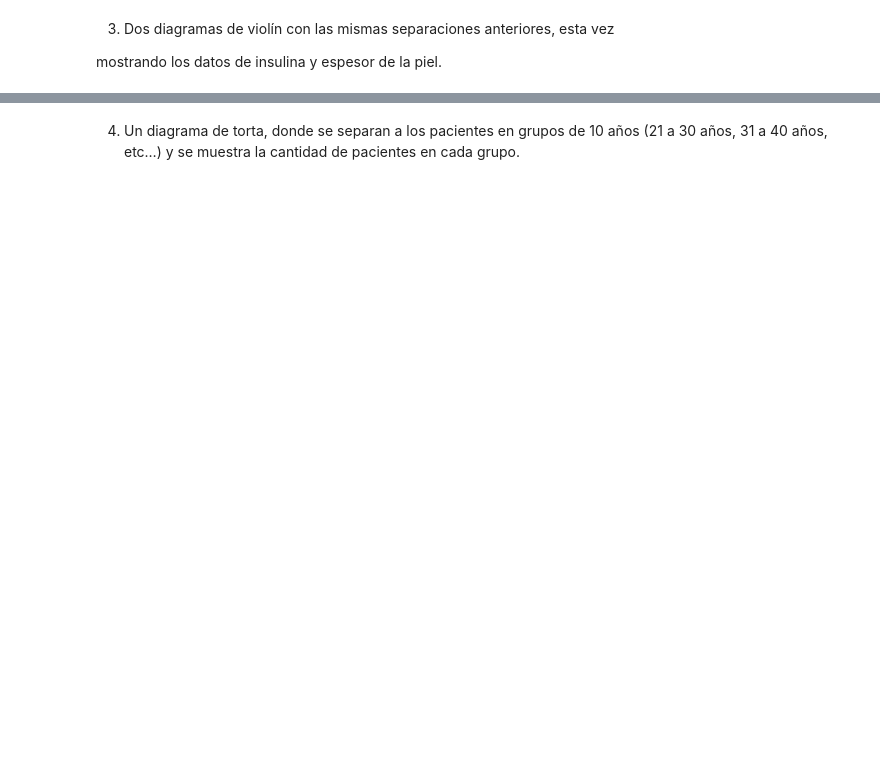
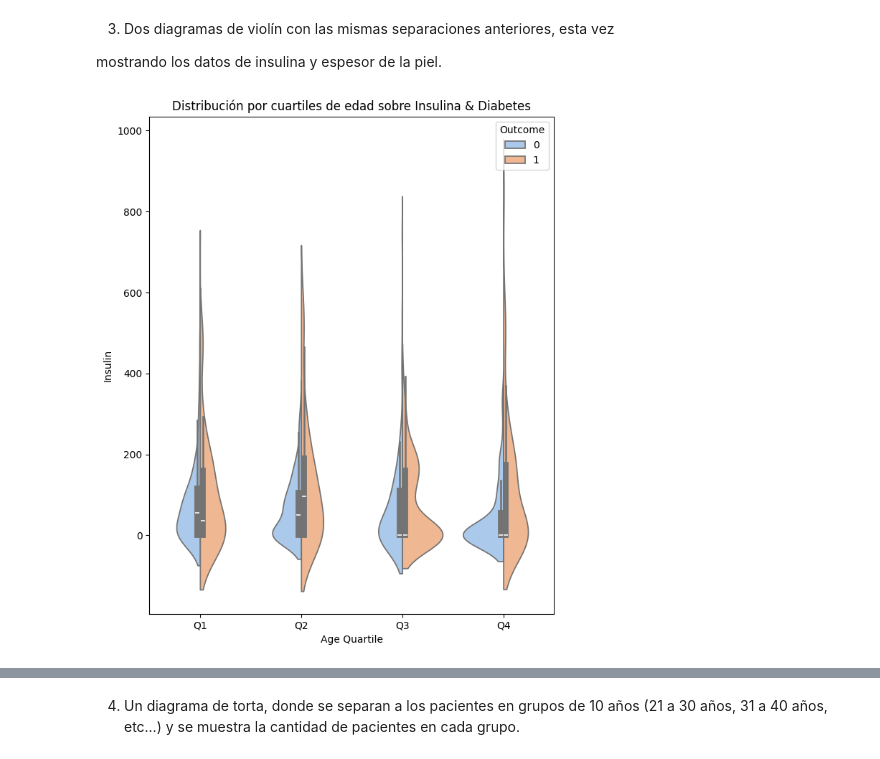
Before and after one commit to Carolinsrainbow/UC_VisualizacionDeDatos, a Jupyter notebook: VDD_Diabetes_Carolina_Herrera_Azolas.ipynb, the cells around one changed output, grey strips where cells are left out. Cells and saved outputs as stored; diff of their text form; code cells hidden in the pictures; blank space fills up the shorter version.

```diff
--- a/VDD_Diabetes_Carolina_Herrera_Azolas.ipynb
+++ b/VDD_Diabetes_Carolina_Herrera_Azolas.ipynb
@@ -102,10 +102,12 @@ plt.show()
 
 mostrando los datos de insulina y espesor de la piel.
 # %%
+# Diagrama de violín para Insulina vs. diabetes con respecto a cuartiles de edad
+
 plt.figure(figsize=(16, 9))
-
-# Diagrama de violín para Insulina vs. Age Quartile y Outcome
 plt.subplot(1, 2, 1)  # 1 fila, 2 columnas, posición 1
-sns.violinplot(x='Age Quartile', y='Insulin', hue='Outcome', data=df, split=True, palette='muted')
-plt.title('Distribución de Insulina por Cuartiles de Edad y Diabetes')
+sns.violinplot(x='Age Quartile', y='Insulin', hue='Outcome', data=df, split=True, palette='pastel')
+plt.title('Distribución por cuartiles de edad sobre Insulina & Diabetes')
 plt.show()
+# %% [output]
+[figure, added]
```
Also changed, not shown: parts of 4 cells of this notebook.
